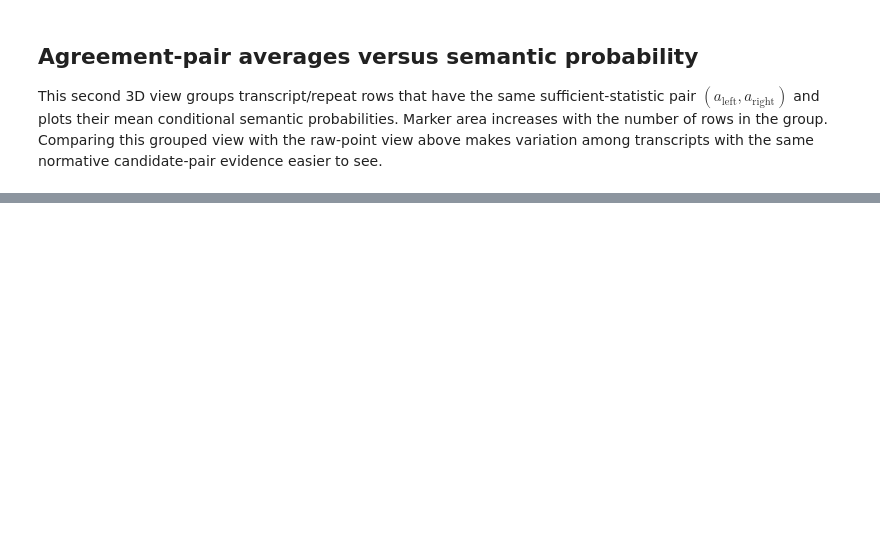
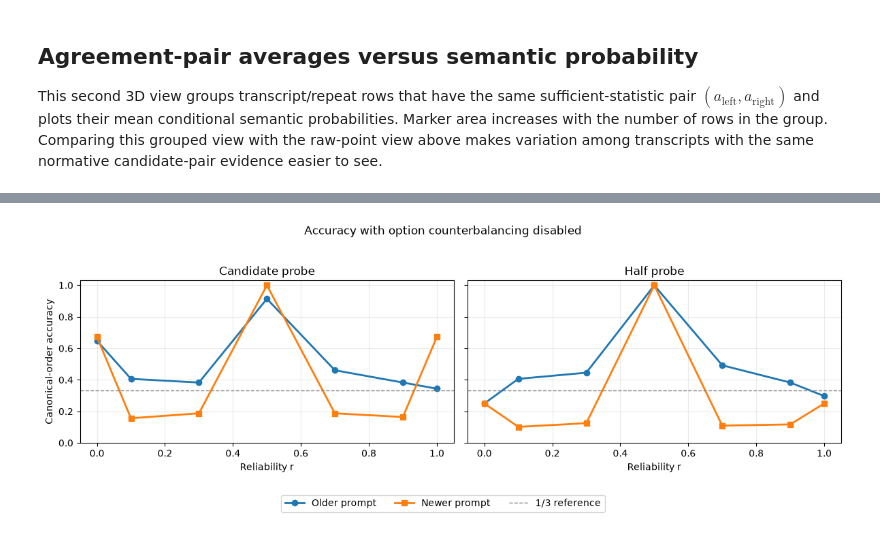
Before and after one commit to sooham/MATS, a Jupyter notebook: notebooks/01_minimal_noisy_source.ipynb, the cells around one changed output, grey strips where cells are left out. Drawn from its saved outputs; the diff is of its cells as text; code cells hidden in the pictures; blank space fills up the shorter version.

Commit message:
feat: first run by codex on exploration to get high accuracy

```diff
--- a/notebooks/01_minimal_noisy_source.ipynb
+++ b/notebooks/01_minimal_noisy_source.ipynb
@@ -1589,0 +1598,83 @@ HBox(children=(SelectionSlider(continuous_update=False, description='Reliability
+# %%
+CANONICAL_SEMANTIC_BY_LABEL = {"A": "left", "B": "right", "C": "tie"}
+
+
+def mean_value(values: Sequence[float]) -> float:
+    return sum(values) / len(values) if values else float("nan")
+
+
+def balanced_accuracy_from_records(records: Sequence[dict[str, object]]) -> float:
+    recalls = []
+    for semantic in SEMANTIC_CHOICES:
+        class_rows = [row for row in records if row["normative_semantic_choice"] == semantic]
+        if class_rows:
+            recalls.append(mean_value([float(row["correct"]) for row in class_rows]))
+    return mean_value(recalls)
+
+
+canonical_records = []
+for row in results:
+    canonical = next(
+        presentation
+        for presentation in row["permutations"]
+        if presentation["semantic_by_label"] == CANONICAL_SEMANTIC_BY_LABEL
+    )
+    canonical_records.append(
+        {
+            "prompt_variant": row["prompt_variant"],
+            "probe_kind": row["probe_kind"],
+            "reliability": float(row["reliability"]),
+            "normative_semantic_choice": row["normative_semantic_choice"],
+            "predicted_semantic_choice": canonical["predicted_semantic_choice"],
+            "predicted_label": canonical["predicted_label"],
+            "choice_probability_mass": canonical["choice_probability_mass"],
+            "correct": canonical["normative_correct"],
+        }
+    )
+
+print("Counterbalancing OFF (canonical A=left, B=right, C=tie)")
+print("prompt\tprobe\tn\taccuracy\tbalanced_accuracy\tpred_left\tpred_right\tpred_tie")
+for prompt_variant in PROMPT_VARIANTS:
+    for probe_kind in ("candidate", "half", "pooled"):
+        subset = [
+            row for row in canonical_records
+            if row["prompt_variant"] == prompt_variant
+            and (probe_kind == "pooled" or row["probe_kind"] == probe_kind)
+        ]
+        prediction_rates = {
+            semantic: mean_value([row["predicted_semantic_choice"] == semantic for row in subset])
+            for semantic in SEMANTIC_CHOICES
+        }
+        print(
+            f"{prompt_variant}\t{probe_kind}\t{len(subset)}\t"
+            f"{mean_value([float(row['correct']) for row in subset]):.4f}\t"
+            f"{balanced_accuracy_from_records(subset):.4f}\t"
+            + "\t".join(f"{prediction_rates[s]:.4f}" for s in SEMANTIC_CHOICES)
+        )
+
+reliability_values = sorted({float(row["reliability"]) for row in canonical_records})
+fig, axes = plt.subplots(1, 2, figsize=(12, 4.2), sharey=True)
+for axis, probe_kind in zip(axes, ("candidate", "half")):
+    for prompt_variant, marker in (("older", "o"), ("newer", "s")):
+        accuracies = []
+        for reliability in reliability_values:
+            subset = [
+                row for row in canonical_records
+                if row["prompt_variant"] == prompt_variant
+                and row["probe_kind"] == probe_kind
+                and row["reliability"] == reliability
+            ]
+            accuracies.append(mean_value([float(row["correct"]) for row in subset]))
+        axis.plot(reliability_values, accuracies, marker=marker, linewidth=2, label=PROMPT_VARIANT_LABELS[prompt_variant])
+    axis.axhline(1 / 3, color="0.5", linestyle="--", linewidth=1, label="1/3 reference")
+    axis.set_title(f"{probe_kind.capitalize()} probe")
+    axis.set_xlabel("Reliability r")
+    axis.set_ylim(0, 1.03)
+    axis.grid(alpha=0.25)
+axes[0].set_ylabel("Canonical-order accuracy")
+handles, labels = axes[0].get_legend_handles_labels()
+fig.legend(handles, labels, loc="lower center", ncol=3, bbox_to_anchor=(0.5, -0.04))
+fig.suptitle("Accuracy with option counterbalancing disabled")
+fig.tight_layout(rect=(0, 0.08, 1, 0.95))
+plt.show()
+# %% [output]
@@ -1589,0 +1689 @@ HBox(children=(SelectionSlider(continuous_update=False, description='Reliability
+[figure, added]
```
Also changed, not shown: parts of 27 cells of this notebook, 45 other files.
